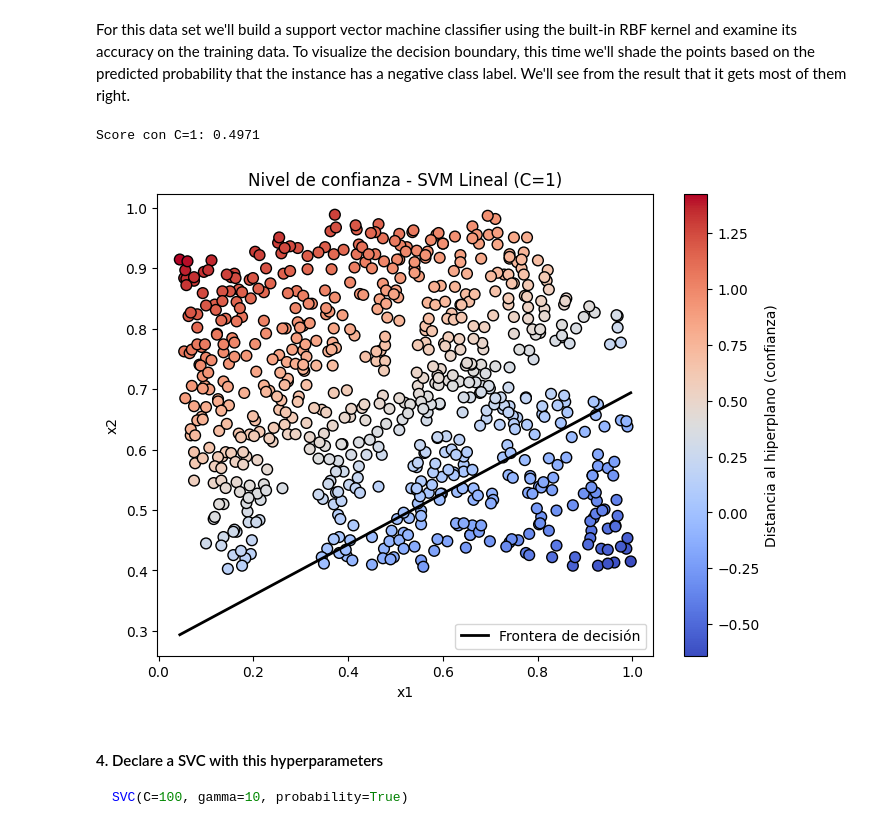
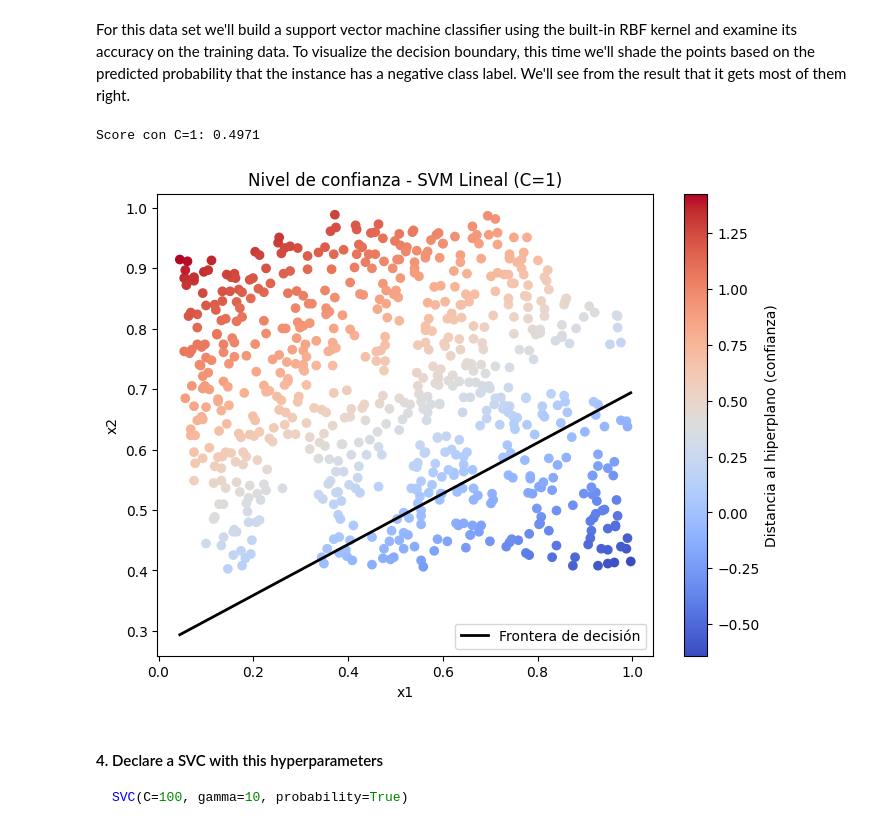
Before and after one commit to PablodaCunha/2603_ds_ft_thebridge, a Jupyter notebook: 3-Machine Learning/1-Supervisado/3-RegorClass/8-SVM/ejercicios/Ejercicios_SVM - enunciado.ipynb, the cells around one changed output. Saved outputs shown, nothing was run; the diff lists cells and outputs as text; code cells hidden in the pictures.

````diff
--- a/3-Machine Learning/1-Supervisado/3-RegorClass/8-SVM/ejercicios/Ejercicios_SVM - enunciado.ipynb
+++ b/3-Machine Learning/1-Supervisado/3-RegorClass/8-SVM/ejercicios/Ejercicios_SVM - enunciado.ipynb
@@ -392,35 +389,35 @@ y_points = -a/b * x_points - c/b
 
 # saca el nivel de confianza
 # pinta un scatter con ese nivel de confianza y color "coolwarm"
 # pinta la frontera de separación de las clases
 
 
 decision_vals = svc_3.decision_function(X_train)
 
 
 plt.figure(figsize=(8, 6))
 scatter = plt.scatter(X_train[:, 0], X_train[:, 1],
-                      c=decision_vals, cmap='coolwarm', s=60, edgecolors='k')
+                      c=decision_vals, cmap='coolwarm')
 plt.colorbar(scatter, label='Distancia al hiperplano (confianza)')
 plt.xlabel('x1')
 plt.ylabel('x2')
 plt.title('Nivel de confianza - SVM Lineal (C=1)')
 
 
 a = svc_3.coef_[0][0]
 b = svc_3.coef_[0][1]
 c = svc_3.intercept_[0]
 
 
 x_points = np.linspace(X_train[:, 0].min(), X_train[:, 0].max(), 100)
 y_points = -(a / b) * x_points - (c / b)
 
 plt.plot(x_points, y_points, color='black', linewidth=2, label='Frontera de decisión')
 plt.legend()
 plt.show()
 # %% [output]
 Score con C=1: 0.4971
-[figure, old version]
+[figure, new version]
 # %% [markdown]
 #### 4. Declare a SVC with this hyperparameters
 ```Python
````
Also changed, not shown: parts of 14 cells of this notebook, 2 other files.
